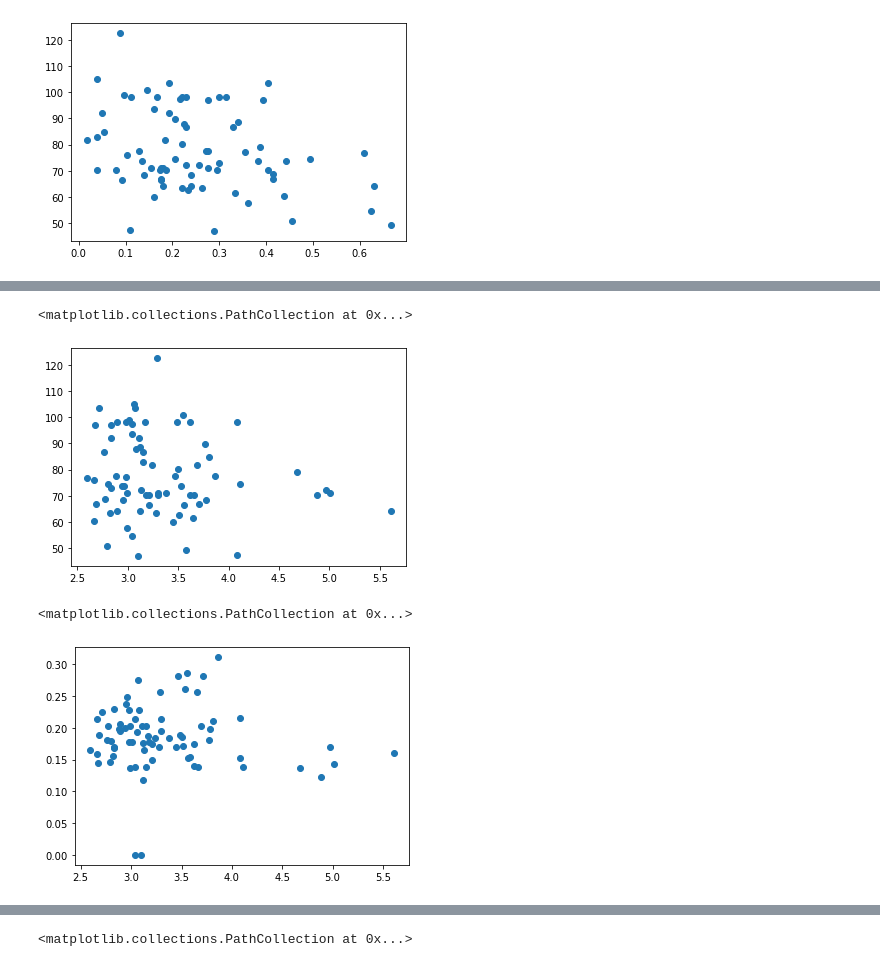
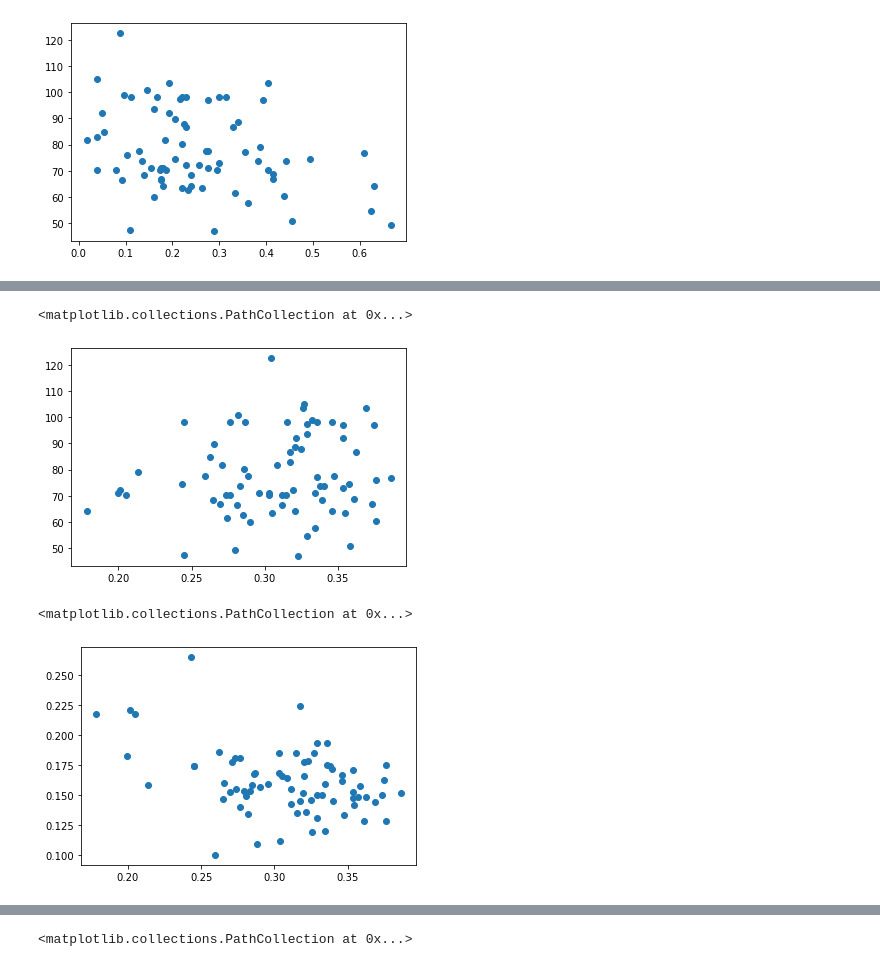
Before and after one commit to drvdputt/dust_fuse_h2, a Jupyter notebook: h2-details.ipynb, the cells around one changed output, grey strips where cells are left out. Saved outputs shown, nothing was run; the diff lists cells and outputs as text; code cells hidden in the pictures.

Commit message:
Changes to h2 details plots

```diff
--- a/h2-details.ipynb
+++ b/h2-details.ipynb
@@ -126,9 +123,12 @@ gi(1)
 # %% [output]
 9
 # %%
-
-t01 = dE01 / np.log(gi(1)/gi(0) * h2data['nj0'] / h2data['nj1'])
-t35 = dE35 / np.log(gi(5)/gi(3) * h2data['nj3'] / h2data['nj5'])
+def trot(lo, up):
+    return 1 / np.log(h2data[f'nj{lo}'] / gi(lo) * gi(up) / h2data[f'nj{up}'])
+t01 = dE01 * trot(0, 1)
+t02 = trot(0, 2)
+t13 = trot(1, 3)
+t35 = trot(3, 5)
 # %%
 plt.scatter(data['fh2'], t01)
 # %% [output]
@@ -137,10 +147,10 @@ plt.scatter(data['fh2'], t01)
 # %%
-plt.scatter(data['RV'], t01)
+plt.scatter(1/data['RV'], t01)
 # %% [output]
 <matplotlib.collections.PathCollection at 0x...>
-[figure, old version]
+[figure, new version]
 # %%
-plt.scatter(data['RV'], t35)
+plt.scatter(1/data['RV'], t02)
 # %% [output]
 <matplotlib.collections.PathCollection at 0x...>
-[figure, old version]
+[figure, new version]
```
Also changed, not shown: parts of 12 cells of this notebook.
